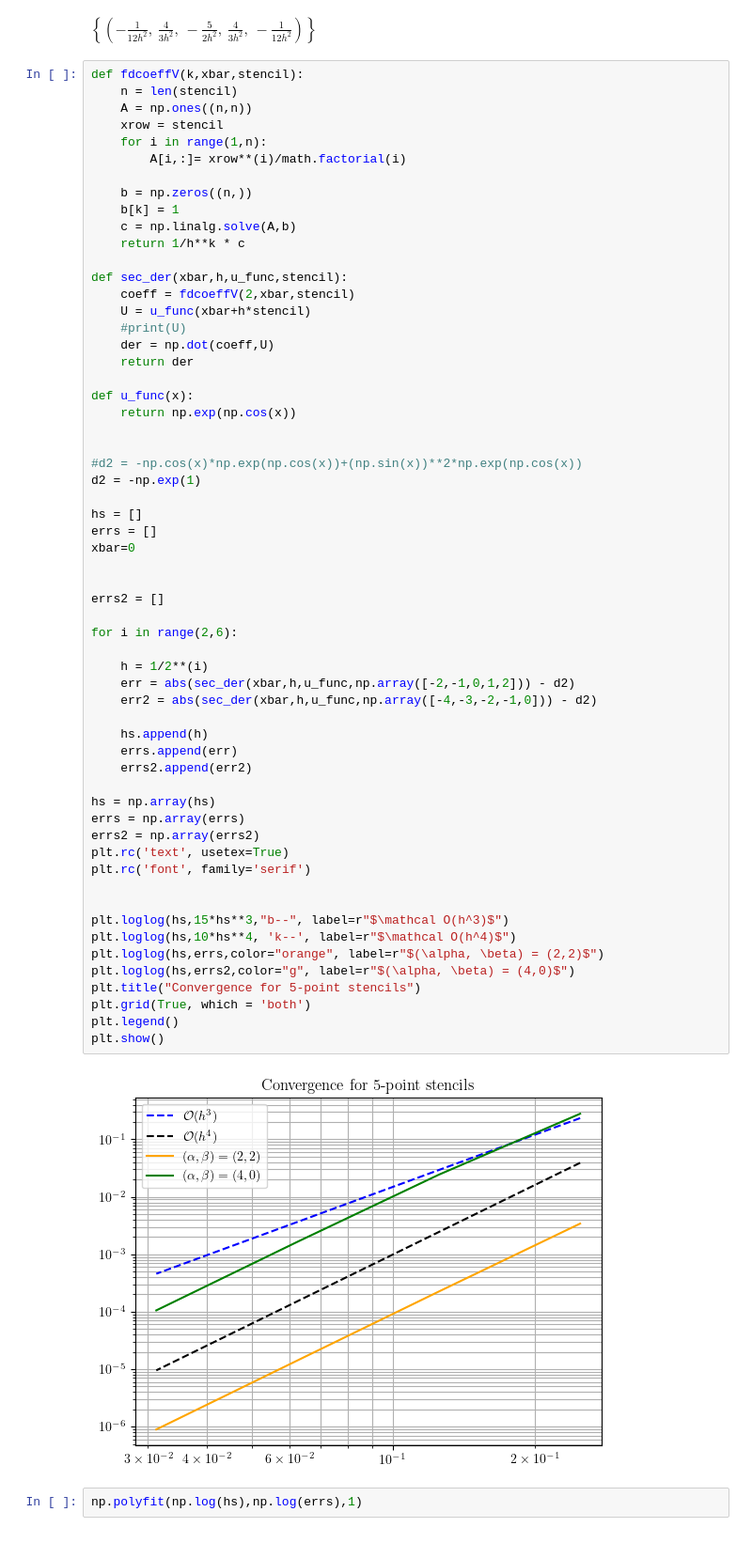
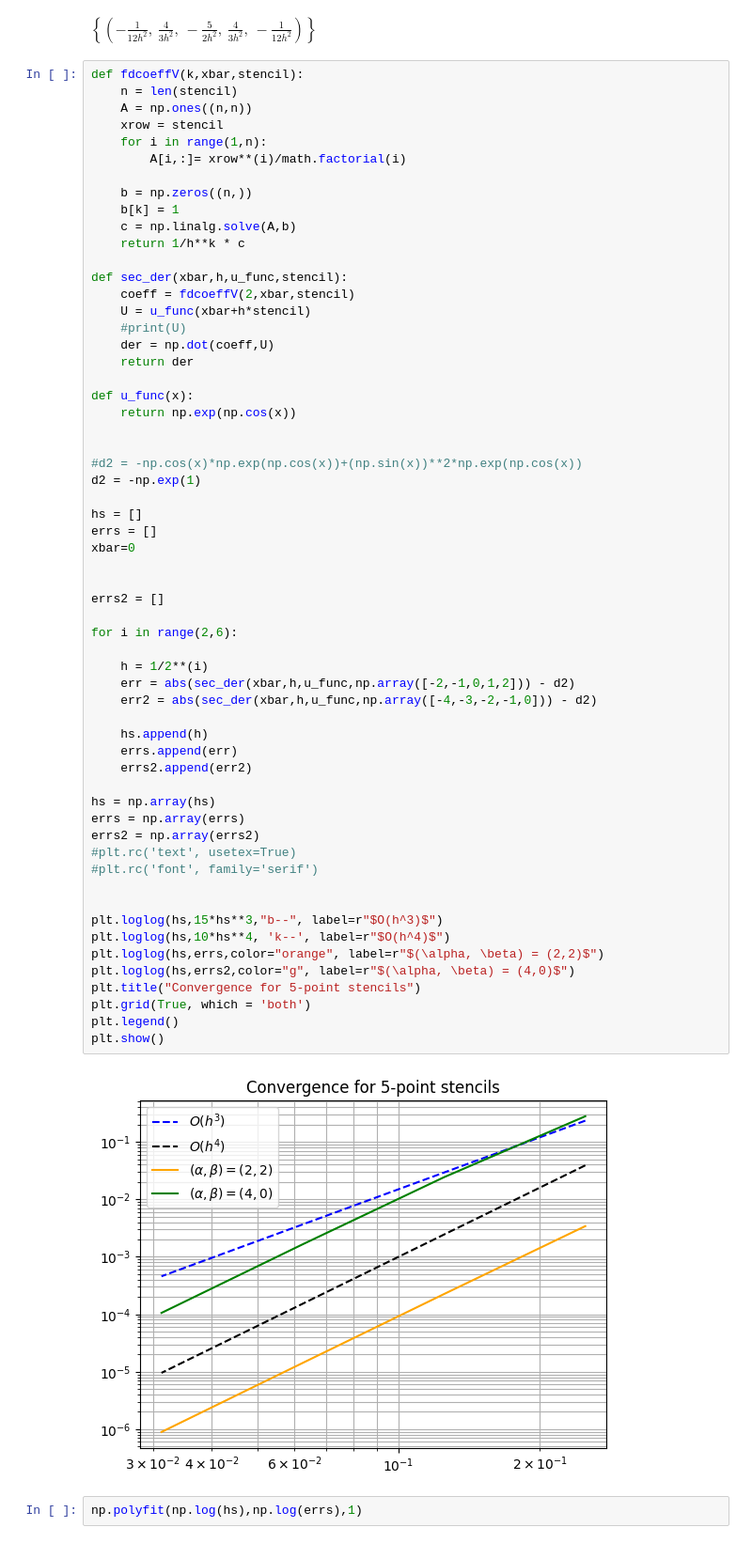
Before and after one commit to Maastrup/02687-SciFi-Computing, a Jupyter notebook: Assignment 1/uge1.ipynb, the cells around one changed output. Shown at 94% size. Cells and saved outputs as stored; diff of their text form.

```diff
--- a/Assignment 1/uge1.ipynb
+++ b/Assignment 1/uge1.ipynb
@@ -47,38 +47,38 @@ d2 = -np.exp(1)
 
 hs = []
 errs = []
 xbar=0
 
 
 errs2 = []
 
 for i in range(2,6):
 
     h = 1/2**(i)
     err = abs(sec_der(xbar,h,u_func,np.array([-2,-1,0,1,2])) - d2)
     err2 = abs(sec_der(xbar,h,u_func,np.array([-4,-3,-2,-1,0])) - d2)
 
     hs.append(h)
     errs.append(err)
     errs2.append(err2)
 
 hs = np.array(hs)
 errs = np.array(errs)
 errs2 = np.array(errs2)
-plt.rc('text', usetex=True)
-plt.rc('font', family='serif')
+#plt.rc('text', usetex=True)
+#plt.rc('font', family='serif')
 
 
-plt.loglog(hs,15*hs**3,"b--", label=r"$\mathcal O(h^3)$")
-plt.loglog(hs,10*hs**4, 'k--', label=r"$\mathcal O(h^4)$")
+plt.loglog(hs,15*hs**3,"b--", label=r"$O(h^3)$")
+plt.loglog(hs,10*hs**4, 'k--', label=r"$O(h^4)$")
 plt.loglog(hs,errs,color="orange", label=r"$(\alpha, \beta) = (2,2)$")
 plt.loglog(hs,errs2,color="g", label=r"$(\alpha, \beta) = (4,0)$")
 plt.title("Convergence for 5-point stencils")
 plt.grid(True, which = 'both')
 plt.legend()
 plt.show()
 # %% [output]
-[figure, old version]
+[figure, new version]
 # %%
 np.polyfit(np.log(hs),np.log(errs),1)
 # %% [output]
```
Also changed, not shown: parts of 9 cells of this notebook, 1 other file.
